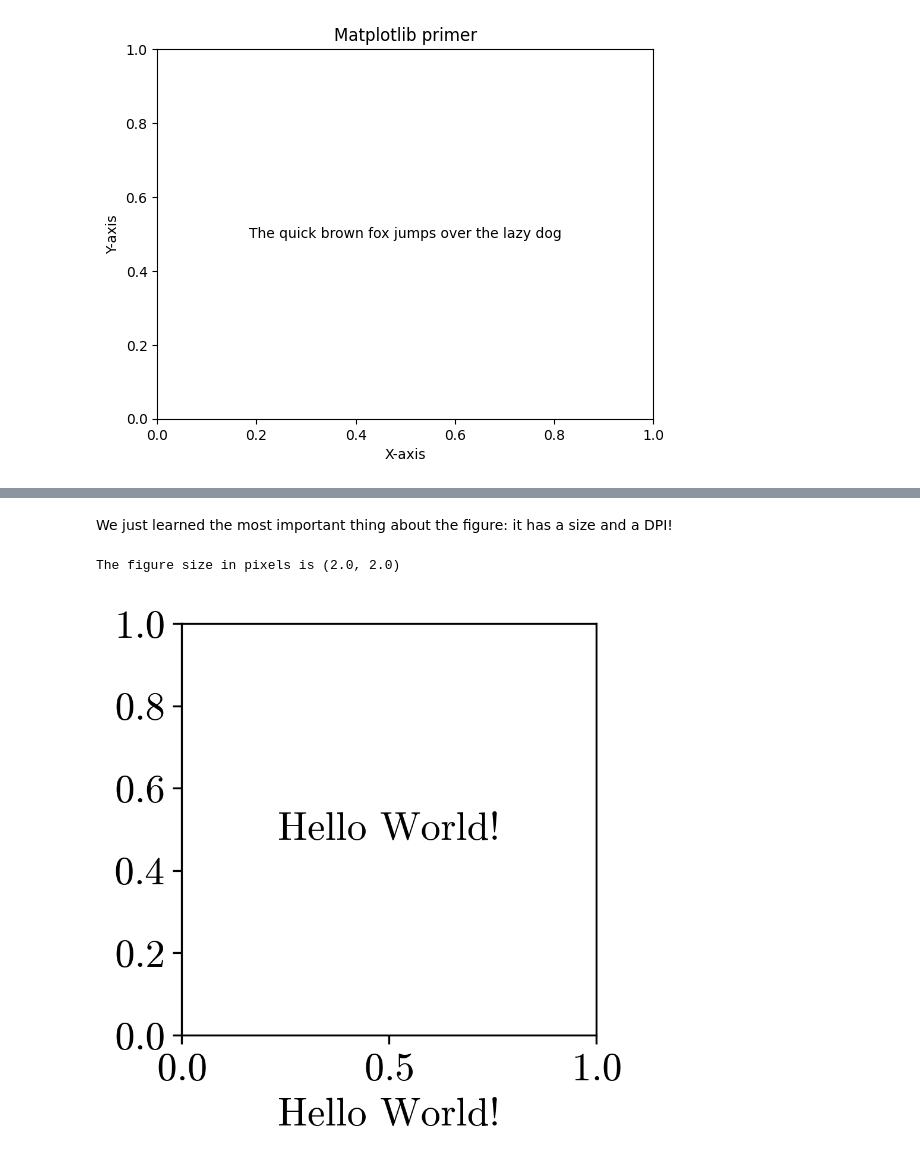
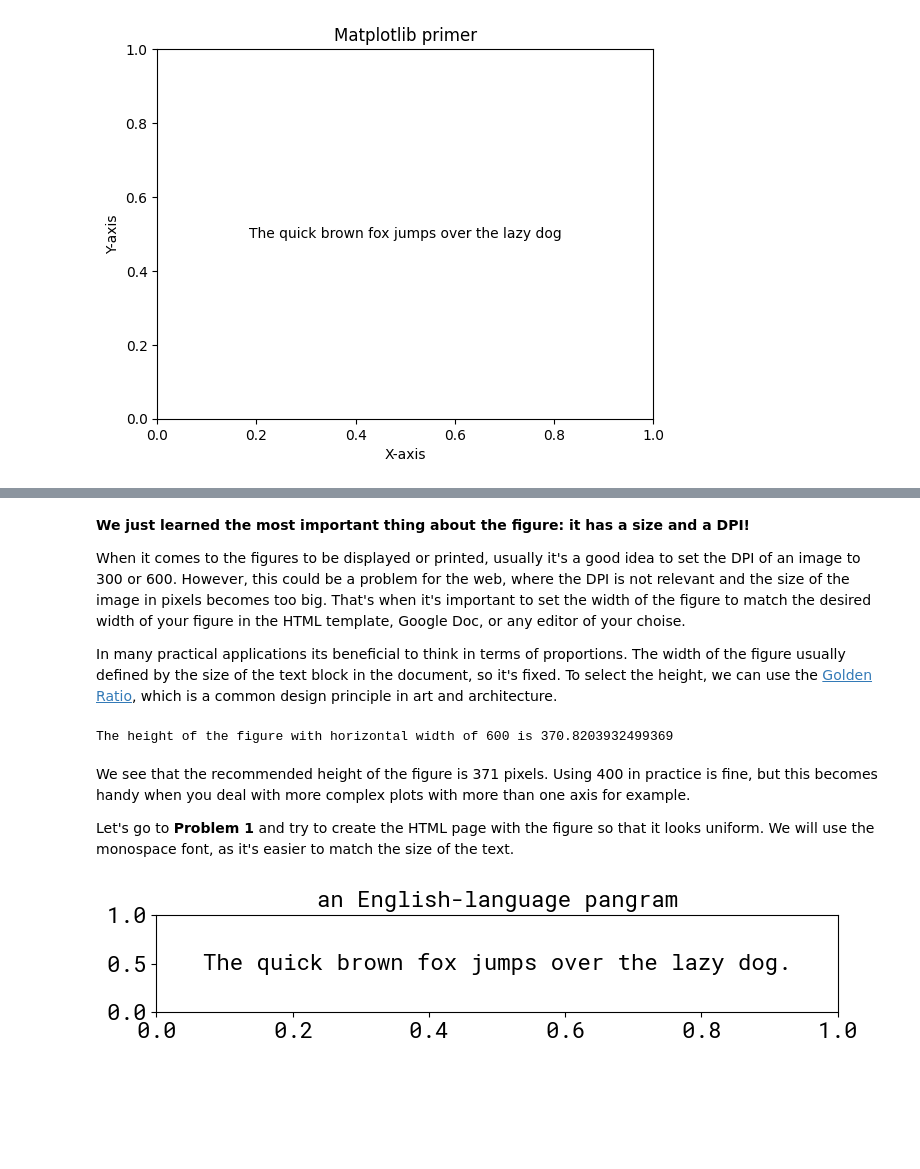
Before and after one commit to Kislovskiy/ChartCraftHub, a Jupyter notebook: src/chartcrafthub/chapter_1_0.ipynb, the cells around one changed output, grey strips where cells are left out. Cells and saved outputs as stored; diff of their text form; code cells hidden in the pictures; blank space fills up the shorter version.

```diff
--- a/src/chartcrafthub/chapter_1_0.ipynb
+++ b/src/chartcrafthub/chapter_1_0.ipynb
@@ -85,34 +89,60 @@ To get 300 * 150 pixels, we need to set the figure size to [3.0 * 1.5] inches
-# %% [markdown]
-We just learned the most important thing about the figure: it has a size and a DPI!
-# %%
-def get_figsize_in_pixels(width, height, dpi=100):
-    return width / dpi, height / dpi
-
-
-width = 600
-height = 600
-dpi = 300
-
-print(f"The figure size in pixels is {get_figsize_in_pixels(width, height, dpi)}")
-# %% [output]
-The figure size in pixels is (2.0, 2.0)
+# %% [markdown]
+**We just learned the most important thing about the figure: it has a size and a DPI!**
+
+When it comes to the figures to be displayed or printed, usually it's a good idea to set the DPI of an image to 300 or 600.
+However, this could be a problem for the web, where the DPI is not relevant and the size of the image in pixels becomes too big.
+That's when it's important to set the width of the figure to match the desired width of your figure in the HTML template, Google Doc, or any editor of your choise.
+
+In many practical applications its beneficial to think in terms of proportions.
+The width of the figure usually defined by the size of the text block in the document, so it's fixed.
+To select the height, we can use the [Golden Ratio](https://en.wikipedia.org/wiki/Golden_ratio), which is a common design principle in art and architecture.
+# %%
+# Define a Golden Ratio constant https://en.wikipedia.org/wiki/Golden_ratio
+phi = (1 + 5**0.5) / 2
+
+
+def get_golden_value(value: float) -> float:
+    """Multiply the value by the Golden Ratio"""
+    return value / phi
+
+
+print(
+    f"The height of the figure with horizontal width of 600 is {get_golden_value(600)}"
+)
+# %% [output]
+The height of the figure with horizontal width of 600 is 370.8203932499369
+# %% [markdown]
+We see that the recommended height of the figure is 371 pixels.
+Using 400 in practice is fine, but this becomes handy when you deal with more complex plots with more than one axis for example.
+
+Let's go to **Problem 1** and try to create the HTML page with the figure so that it looks uniform.
+We will use the monospace font, as it's easier to match the size of the text.
 # %%
 from matplotlib import pyplot as plt
 import matplotlib
+from matplotlib.font_manager import FontProperties
 
+custom_font = FontProperties(fname="./fonts/RobotoMono-Regular.ttf")
 matplotlib.rcParams.update(
     {
-        "font.family": "sans-serif",
-        "font.sans-serif": "cmr10",
+        "font.family": custom_font.get_name(),
         "font.size": 16,
-        "axes.formatter.use_mathtext": True,
     }
 )
 
-fig, ax = plt.subplots(figsize=(3, 3), dpi=300)
-ax.text(x=0.5, y=0.5, s="Hello World!", ha="center", va="center")
-ax.set_xlabel("Hello World!")
-fig.savefig("results/hello_world.svg")
+fig, ax = plt.subplots(figsize=(8, 2))
+ax.text(
+    x=0.5,
+    y=0.5,
+    s="The quick brown fox jumps over the lazy dog.",
+    ha="center",
+    va="center",
+)
+ax.set_title("an English-language pangram", fontsize=16)
+# ax.set_axis_off()
+fig.tight_layout()
+fig.savefig("results/pangram.svg")
+fig.savefig("results/pangram.png", dpi=600)
 plt.show()
 # %% [output]
-[figure, old version]
+[figure, new version]
```
Also changed, not shown: parts of 20 cells of this notebook, 10 other files.
